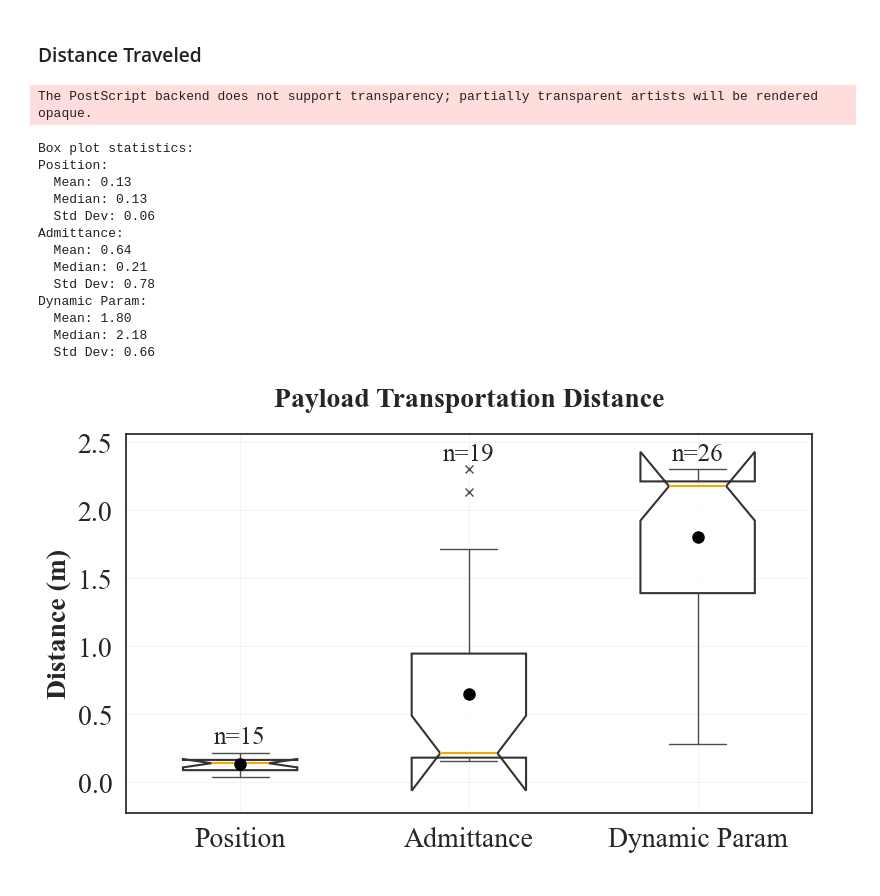
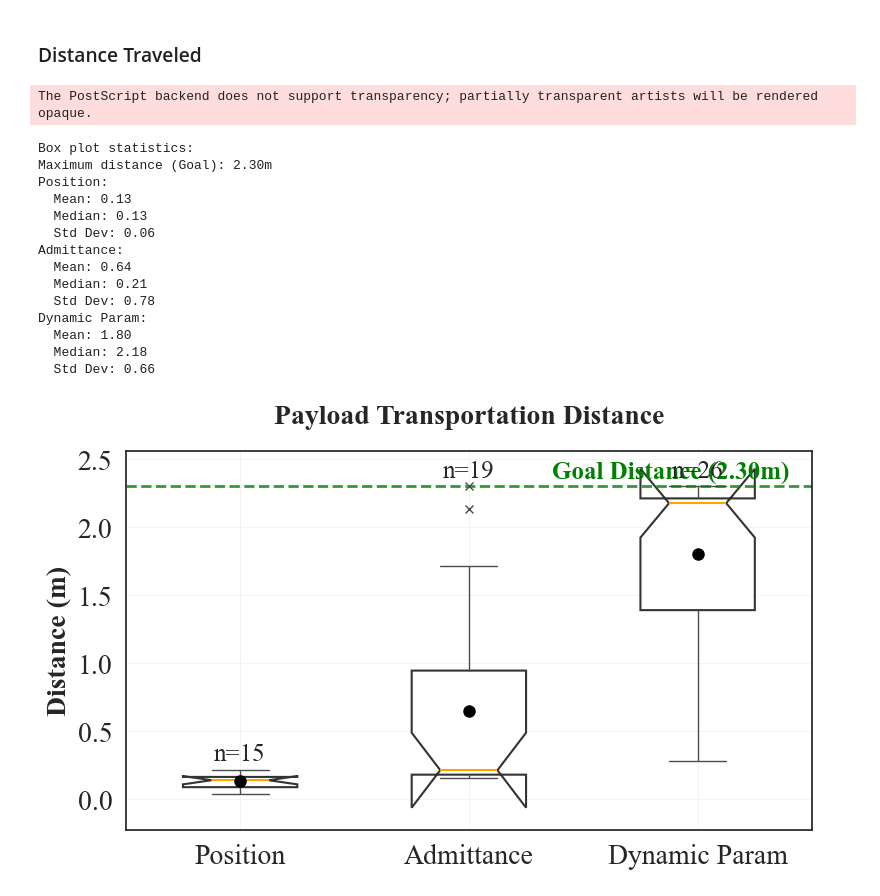
Before and after one commit to BCLab-UNM/MARIAM, a Jupyter notebook: analysis/vicon_experiments/distance_box_plot_generator.ipynb, the cells around one changed output. Drawn from its saved outputs; the diff is of its cells as text; code cells hidden in the pictures.

```diff
--- a/analysis/vicon_experiments/distance_box_plot_generator.ipynb
+++ b/analysis/vicon_experiments/distance_box_plot_generator.ipynb
@@ -319,6 +319,8 @@ This section uses data gathered previously to make the following plots:
 # %%
 import matplotlib.pyplot as plt
 import seaborn as sns
+import pandas as pd
+import numpy as np
 
 def create_distance_box_plot(distance_results, fig_size=(18, 6), fontsize=16):
     """
@@ -347,6 +349,9 @@ def create_distance_box_plot(distance_results, fig_size=(18, 6), fontsize=16):
             })
 
     distance_df = pd.DataFrame(plot_data)
+
+    # Find the maximum distance across all data
+    max_distance = distance_df['distance_traveled'].max()
 
     # Create the plot
     plt.figure(figsize=fig_size)
@@ -382,6 +387,16 @@ def create_distance_box_plot(distance_results, fig_size=(18, 6), fontsize=16):
         },
     )
 
+    # Add horizontal line at maximum distance
+    ax.axhline(y=max_distance, color='green', linestyle='--', linewidth=2,
+               label='Goal Distance', alpha=0.8)
+
+    # Add text label for the goal distance line
+    ax.text(ax.get_xlim()[1] - 0.1, max_distance + (ax.get_ylim()[1] - ax.get_ylim()[0]) * 0.01,
+            f'Goal Distance ({max_distance:.2f}m)',
+            ha='right', va='bottom', fontsize=fontsize-2,
+            color='green', fontweight='semibold')
+
     plt.title("Payload Transportation Distance",
               fontsize=fontsize, fontweight='bold', pad=20)
     plt.xlabel("", fontsize=fontsize, fontweight='semibold')
@@ -412,33 +427,34 @@ def create_distance_box_plot(distance_results, fig_size=(18, 6), fontsize=16):
     plt.savefig("./figures/distance_box_plot.png", dpi=300)
     plt.savefig("./figures/distance_box_plot.eps")
 
     # Print box plot statistics
     print("Box plot statistics:")
+    print(f"Maximum distance (Goal): {max_distance:.2f}m")
     for controller_type in distance_df['experiment_type'].unique():
         subset = distance_df[distance_df['experiment_type'] == controller_type]
         print(f"{controller_type}:")
         print(f"  Mean: {subset['distance_traveled'].mean():.2f}")
         print(f"  Median: {subset['distance_traveled'].median():.2f}")
         print(f"  Std Dev: {subset['distance_traveled'].std():.2f}")
-
     plt.tight_layout()
     plt.show()
 
-
+# Call the function
 create_distance_box_plot(distance_results=distance_results, fig_size=(8, 5), fontsize=20)
 # %% [output]
 The PostScript backend does not support transparency; partially transparent artists will be rendered opaque.
 Box plot statistics:
+Maximum distance (Goal): 2.30m
 Position:
   Mean: 0.13
   Median: 0.13
   Std Dev: 0.06
 Admittance:
   Mean: 0.64
   Median: 0.21
   Std Dev: 0.78
 Dynamic Param:
   Mean: 1.80
   Median: 2.18
   Std Dev: 0.66
-[figure, old version]
+[figure, new version]
```
